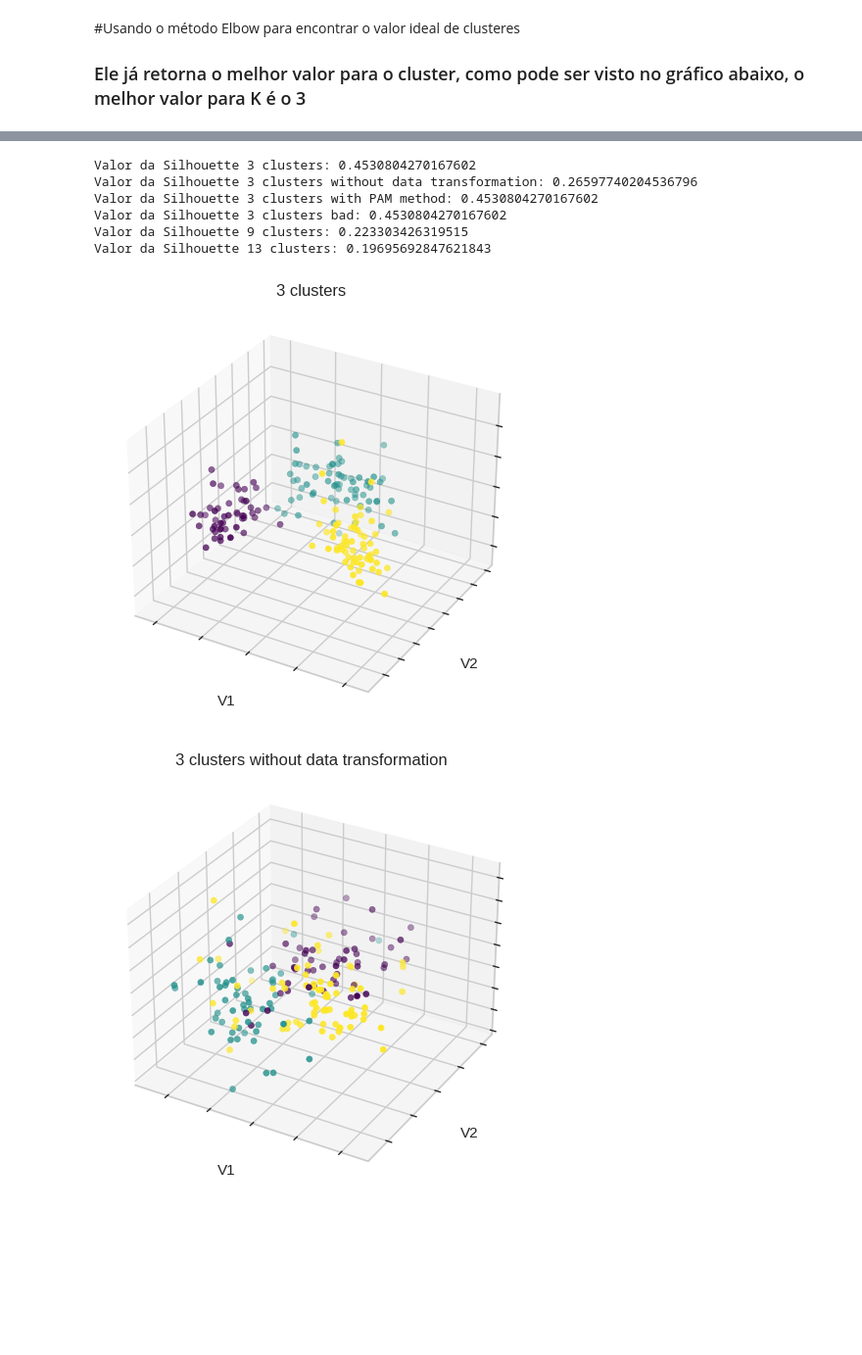
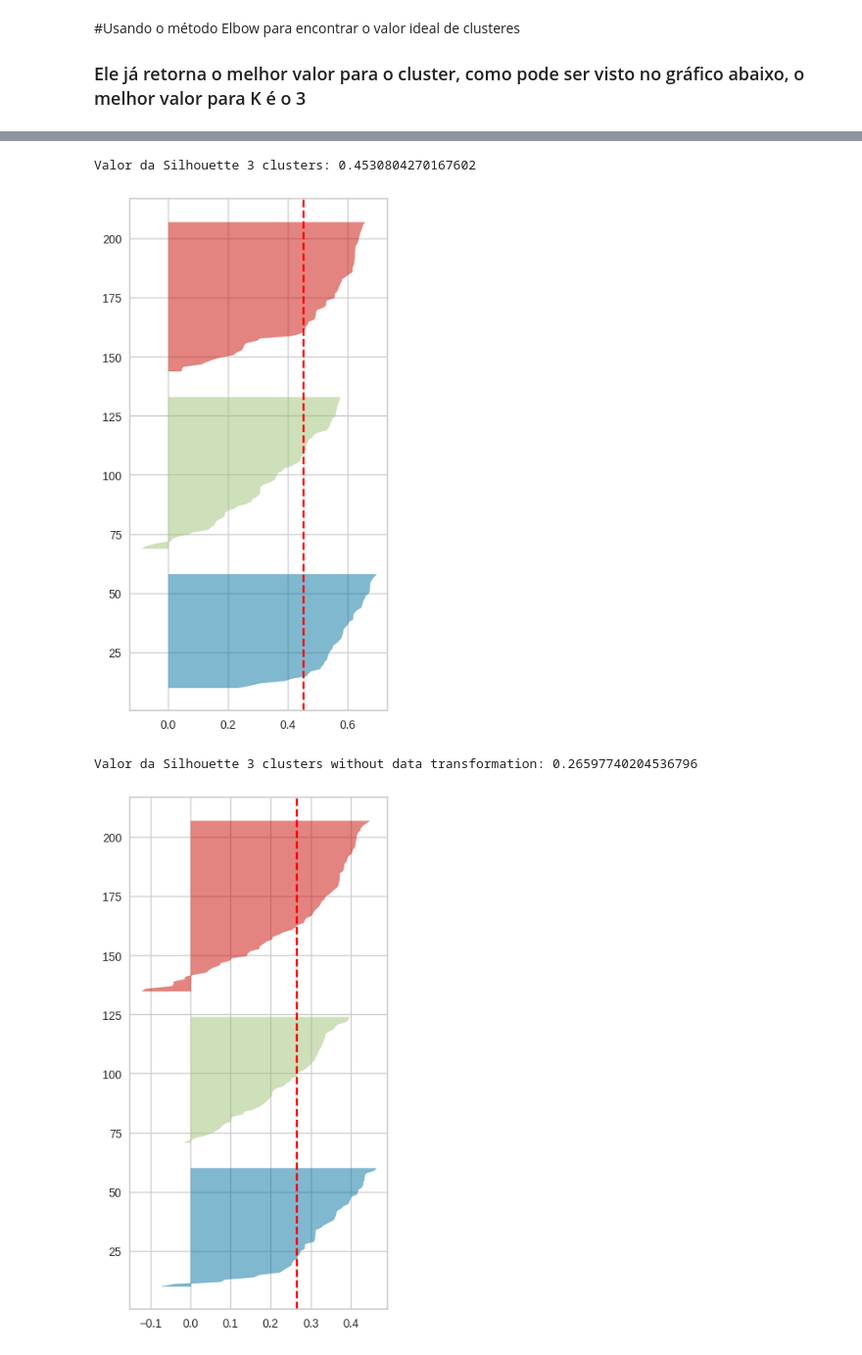
Before and after one commit to GuilhermeMaciel75/Projeto_Clustering, a Jupyter notebook: K_medoids.ipynb, the cells around one changed output, grey strips where cells are left out. Shown: that part at 98% size. Cells and saved outputs as stored; diff of their text form; code cells hidden in the pictures; blank space fills up the shorter version.

Commit message:
feat: add plot Sillhoutte

```diff
--- a/K_medoids.ipynb
+++ b/K_medoids.ipynb
@@ -22,3 +27,11 @@ import matplotlib.pyplot as plt
+# %%
+def silhouette(dataset, model):
+  info = dataset.values
+  fig, ax = plt.subplots(figsize=(4,8))
+  vis = SilhouetteVisualizer(model, colors='yellowbrick')
+  vis.fit(info)
+
+  plt.show()
 # %% [markdown]
 Leitura do arquivo CSV
 # %%
@@ -67,41 +80,23 @@ Para isso, utilizaremos 6 valores para k:
 # %%
 estimators = [
     ("3 clusters", KMedoids(n_clusters=3), df_normalized),
     ("3 clusters without data transformation", KMedoids(n_clusters=3), X),
     ("3 clusters with PAM method", KMedoids(n_clusters=3, method='pam'), df_normalized),
     ("3 clusters bad", KMedoids(n_clusters=3, random_state=1, init= 'random'), df_normalized),
     ("9 clusters", KMedoids(n_clusters=9), df_normalized),
     ("13 clusters", KMedoids(n_clusters=13), df_normalized)
 ]
 
+
 fignum = 1
 for name, model, data in estimators:
   #Calcul Sillhoutte
   kmedoids = model.fit(data)
   labels = kmedoids.labels_
-  print(f'Valor da Silhouette {name}: {metrics.silhouette_score(data, labels)}')
-
-  #Plot Graph
-  fig = plt.figure()
-  ax = fig.add_subplot(111, projection='3d')
-  ax.scatter(data[0], data[1], data[2], c=labels, cmap="viridis")
-  ax.xaxis.set_ticklabels([])
-  ax.yaxis.set_ticklabels([])
-  ax.zaxis.set_ticklabels([])
-  ax.set_xlabel("V1")
-  ax.set_ylabel("V2")
-  ax.set_zlabel("V3")
-  ax.set_title(name)
-
-  fignum = fignum + 1
-
-plt.show()
+  print(f'Valor da Silhouette {name}: {metrics.silhouette_score(data, labels)}\n')
+  silhouette(data, kmedoids)
 # %% [output]
 Valor da Silhouette 3 clusters: 0.4530804270167602
-Valor da Silhouette 3 clusters without data transformation: 0.26597740204536796
-Valor da Silhouette 3 clusters with PAM method: 0.4530804270167602
-Valor da Silhouette 3 clusters bad: 0.4530804270167602
-Valor da Silhouette 9 clusters: 0.223303426319515
-Valor da Silhouette 13 clusters: 0.19695692847621843
-[figure, old version]
+[figure, new version]
+Valor da Silhouette 3 clusters without data transformation: 0.26597740204536796
-[figure, old version]
+[figure, new version]
```
Also changed, not shown: parts of 9 cells of this notebook.
